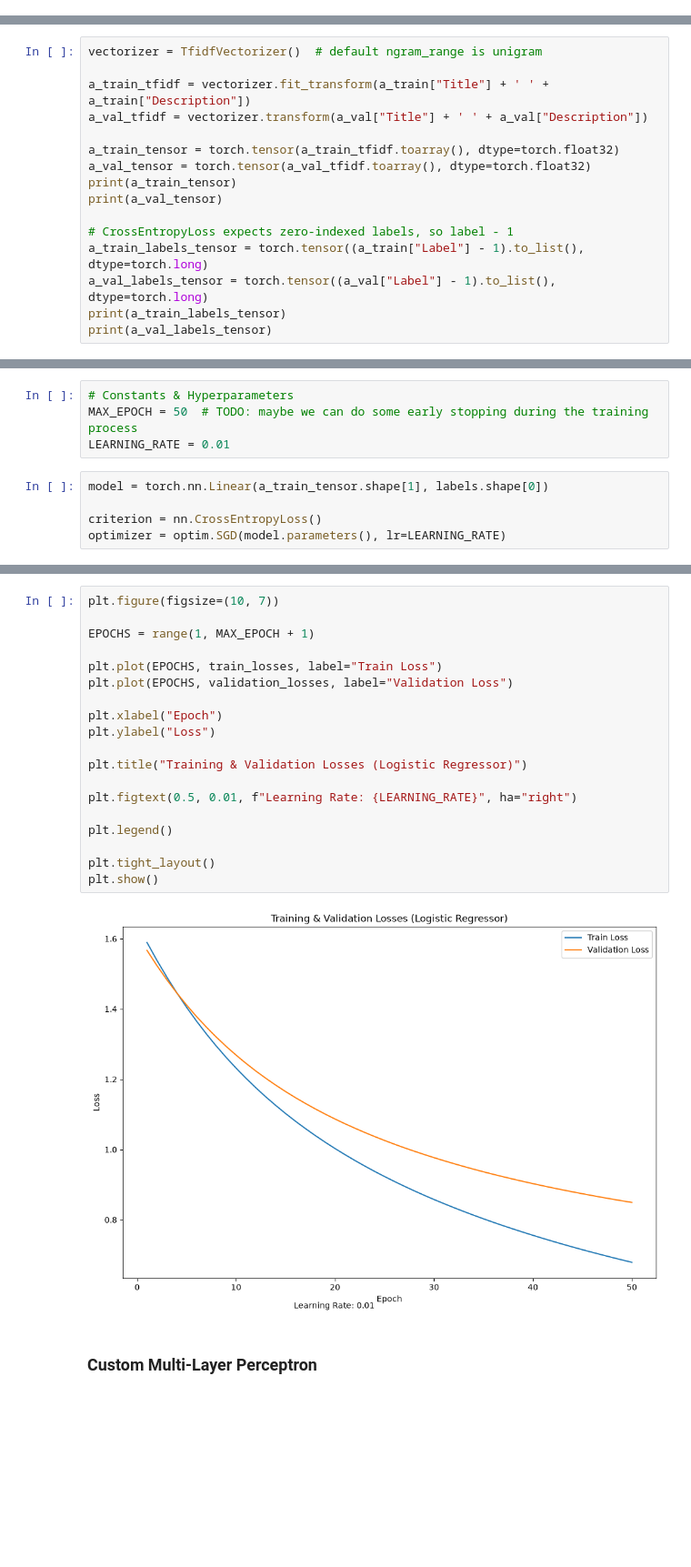
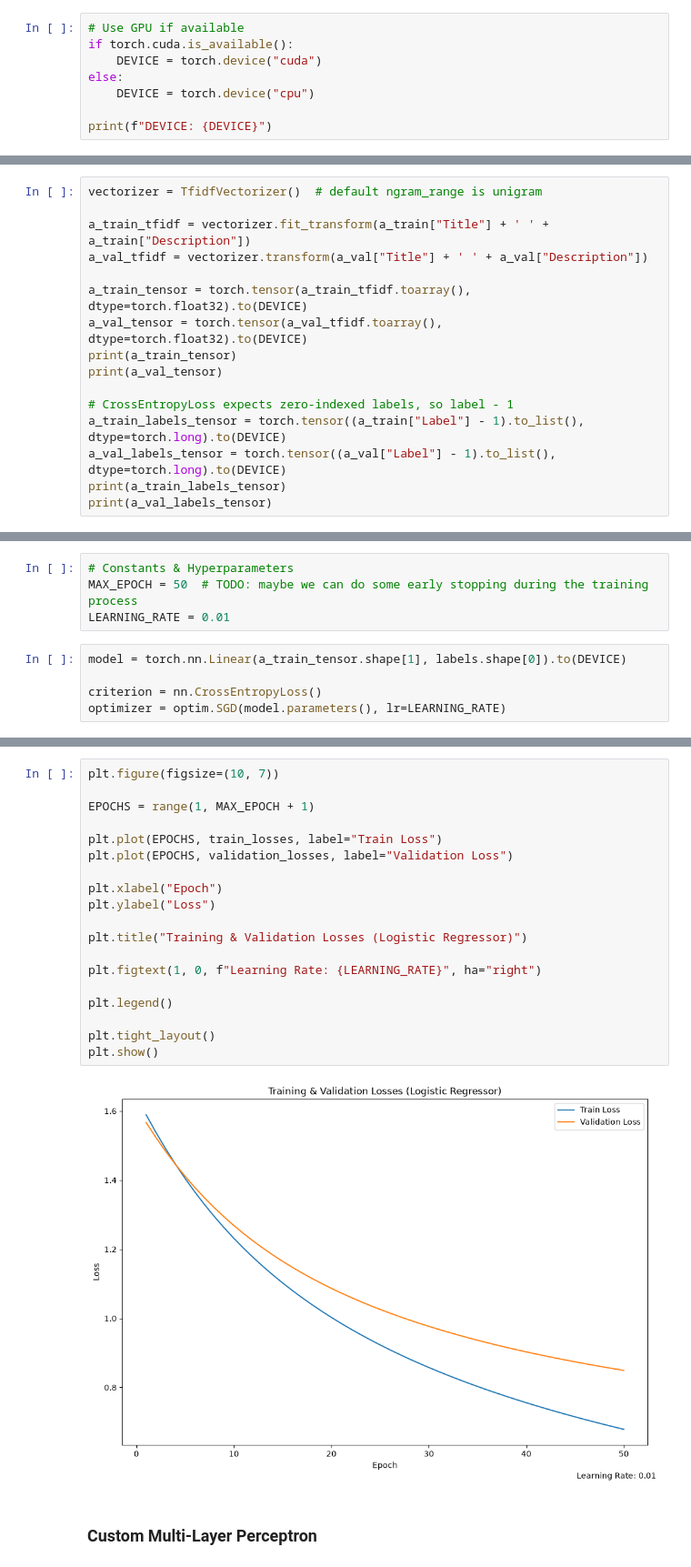
Before and after one commit to hotbox-works/News-Classification-Project, a Jupyter notebook: project1.ipynb, the cells around one changed output, grey strips where cells are left out. Shown at 91% size. Drawn from its saved outputs; the diff is of its cells as text; blank space fills up the shorter version.

```diff
--- a/project1.ipynb
+++ b/project1.ipynb
@@ -31,3 +31,11 @@ np.random.seed(0)
 torch.manual_seed(0)
 # %% [output]
 <torch._C.Generator at 0x...>
+# %%
+# Use GPU if available
+if torch.cuda.is_available():
+    DEVICE = torch.device("cuda")
+else:
+    DEVICE = torch.device("cpu")
+
+print(f"DEVICE: {DEVICE}")
@@ -143,14 +153,14 @@ vectorizer = TfidfVectorizer()  # default ngram_range is unigram
 a_train_tfidf = vectorizer.fit_transform(a_train["Title"] + ' ' + a_train["Description"])
 a_val_tfidf = vectorizer.transform(a_val["Title"] + ' ' + a_val["Description"])
 
-a_train_tensor = torch.tensor(a_train_tfidf.toarray(), dtype=torch.float32)
-a_val_tensor = torch.tensor(a_val_tfidf.toarray(), dtype=torch.float32)
+a_train_tensor = torch.tensor(a_train_tfidf.toarray(), dtype=torch.float32).to(DEVICE)
+a_val_tensor = torch.tensor(a_val_tfidf.toarray(), dtype=torch.float32).to(DEVICE)
 print(a_train_tensor)
 print(a_val_tensor)
 
 # CrossEntropyLoss expects zero-indexed labels, so label - 1
-a_train_labels_tensor = torch.tensor((a_train["Label"] - 1).to_list(), dtype=torch.long)
-a_val_labels_tensor = torch.tensor((a_val["Label"] - 1).to_list(), dtype=torch.long)
+a_train_labels_tensor = torch.tensor((a_train["Label"] - 1).to_list(), dtype=torch.long).to(DEVICE)
+a_val_labels_tensor = torch.tensor((a_val["Label"] - 1).to_list(), dtype=torch.long).to(DEVICE)
 print(a_train_labels_tensor)
 print(a_val_labels_tensor)
 # %% [output]
@@ -177,7 +187,7 @@ tensor([4, 1, 3,  ..., 4, 2, 1])
 MAX_EPOCH = 50  # TODO: maybe we can do some early stopping during the training process
 LEARNING_RATE = 0.01
 # %%
-model = torch.nn.Linear(a_train_tensor.shape[1], labels.shape[0])
+model = torch.nn.Linear(a_train_tensor.shape[1], labels.shape[0]).to(DEVICE)
 
 criterion = nn.CrossEntropyLoss()
 optimizer = optim.SGD(model.parameters(), lr=LEARNING_RATE)
@@ -247,24 +256,24 @@ Epoch: 50/50    Done!
 # %%
 plt.figure(figsize=(10, 7))
 
 EPOCHS = range(1, MAX_EPOCH + 1)
 
 plt.plot(EPOCHS, train_losses, label="Train Loss")
 plt.plot(EPOCHS, validation_losses, label="Validation Loss")
 
 plt.xlabel("Epoch")
 plt.ylabel("Loss")
 
 plt.title("Training & Validation Losses (Logistic Regressor)")
 
-plt.figtext(0.5, 0.01, f"Learning Rate: {LEARNING_RATE}", ha="right")
+plt.figtext(1, 0, f"Learning Rate: {LEARNING_RATE}", ha="right")
 
 plt.legend()
 
 plt.tight_layout()
 plt.show()
 # %% [output]
-[figure, old version]
+[figure, new version]
 # %% [markdown]
 ### Custom Multi-Layer Perceptron
 # %%
```
Also changed, not shown: parts of 7 cells of this notebook.
